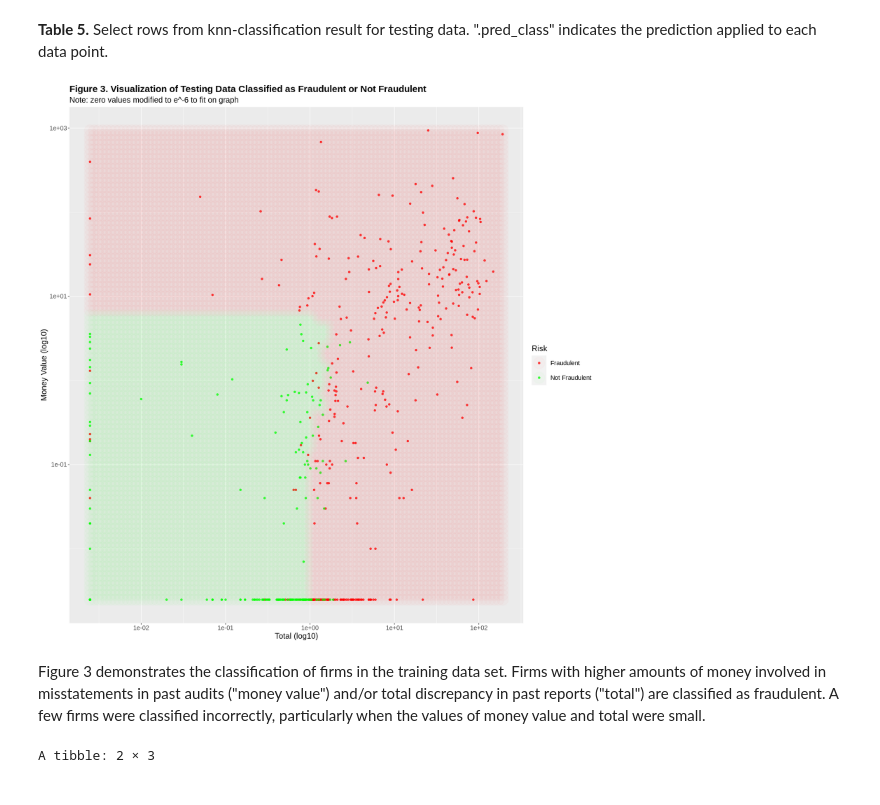
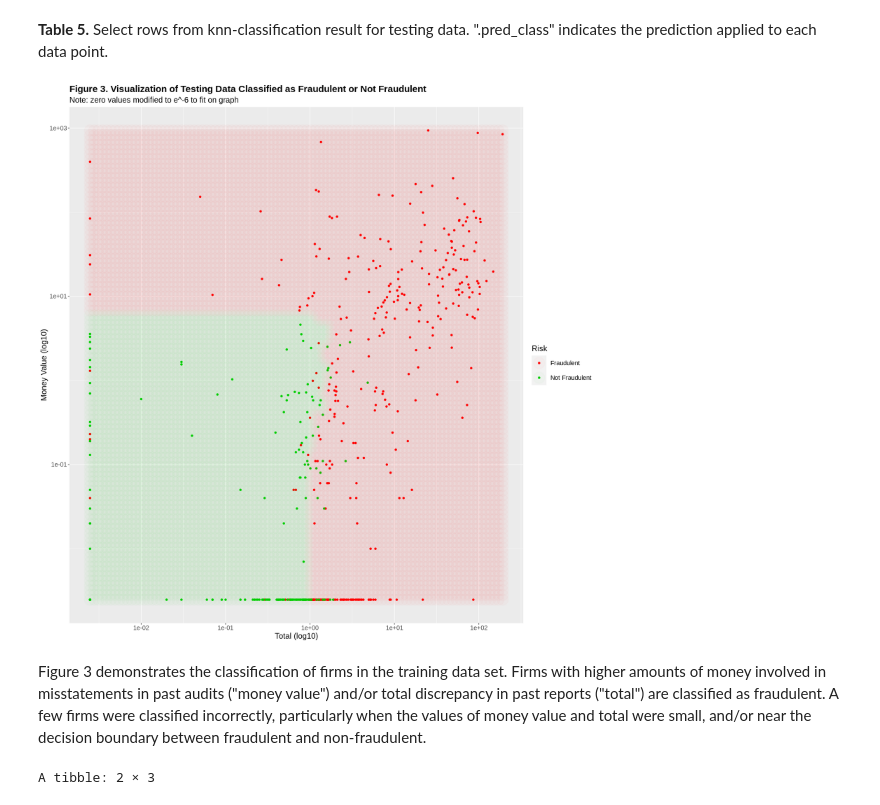
Before and after one commit to hakkd/KNN-Fraud-Detection, a Jupyter notebook: Report_group17.ipynb, the cells around one changed output. Cells and saved outputs as stored; diff of their text form; code cells hidden in the pictures.

```diff
--- a/Report_group17.ipynb
+++ b/Report_group17.ipynb
@@ -313,28 +313,22 @@ A tibble: 6 × 18
 # Create the grid of synthetic new observations
 options(repr.plot.width = 15, repr.plot.height = 15)
 
-# Slightly modify audit_train_select to change zero values to a very small non-zero number
+# Slightly modify audit_train_select to change zero values to a very small non-zero number (order still maintained)
+#     which allows the zero values in the data to be a part of the coloured region of the decision boundary graph
 # Code sourced from https://www.geeksforgeeks.org/how-to-replace-particular-value-in-r-dataframe/
 audit_train_select_modified <- audit_train_select
 audit_train_select_modified[audit_train_select_modified == 0] <- exp(-6)
 
 
+
 # Grid for total
-# total_grid <- seq(min(audit_train_select$total),
-#                   max(audit_train_select$total),
-#                   length.out = 100)
-
-
 # Code for log-scale grids from https://stackoverflow.com/questions/23901907/create-a-log-sequence-across-multiple-orders-of-magnitude
 total_grid <- exp(seq(-6,
                       log(max(audit_train_select$total)),
                       length.out = 100))
 
+
 # Grid for money value
-# mv_grid <- seq(min(audit_train_select$money_value),
-#                 max(audit_train_select$money_value),
-#                 length.out = 100)
-
 mv_grid <- exp(seq(-6,
                     log(max(audit_train_select$money_value)),
                     length.out = 100))
@@ -343,38 +337,38 @@ mv_grid <- exp(seq(-6,
 # Combine the two grids
 combined_grid <- as_tibble(expand.grid(total = total_grid,
                                        money_value = mv_grid))
 
 # Make predictions with best fit
 prediction_grid <- predict(best_audit_fit, combined_grid)
 
 prediction_table <- bind_cols(prediction_grid, combined_grid) %>%
     rename(risk = .pred_class)
 
 # Creating the plot
 colored_audit_plot <- ggplot() +
     geom_point(data = audit_train_select_modified,
                mapping = aes(x = total, y = money_value, color = risk),
-               alpha = 0.75) +
+               alpha = 1) +
     geom_point(data = prediction_table,
                 mapping = aes(x = total, y = money_value, color = risk),
                 alpha = 0.02,
                 size = 10) +
     labs(x = "Total (log10)",
          y = "Money Value (log10)",
          color = "Risk") +
     scale_color_manual(labels = c("Fraudulent", "Not Fraudulent"),
-                       values = c("red", "green")) +
+                       values = c("red", "green3")) +
     scale_x_continuous(trans = 'log10') +
     scale_y_continuous(trans = 'log10') +
     ggtitle("Figure 3. Visualization of Testing Data Classified as Fraudulent or Not Fraudulent",
            subtitle = "Note: zero values modified to e^-6 to fit on graph") +
     theme(text = element_text(size = 15), plot.title = element_text(face = "bold"))
 
 colored_audit_plot
 # %% [output]
-[figure, old version]
+[figure, new version]
 # %% [markdown]
-Figure 3 demonstrates the classification of firms in the training data set. Firms with higher amounts of money involved in misstatements in past audits ("money value") and/or total discrepancy in past reports ("total") are classified as fraudulent. A few firms were classified incorrectly, particularly when the values of money value and total were small.
+Figure 3 demonstrates the classification of firms in the training data set. Firms with higher amounts of money involved in misstatements in past audits ("money value") and/or total discrepancy in past reports ("total") are classified as fraudulent. A few firms were classified incorrectly, particularly when the values of money value and total were small, and/or near the decision boundary between fraudulent and non-fraudulent.
 # %%
 # calculating accuracy of predictions
 audit_metrics <- audit_predictions %>%
```
Also changed, not shown: parts of 2 cells of this notebook.
